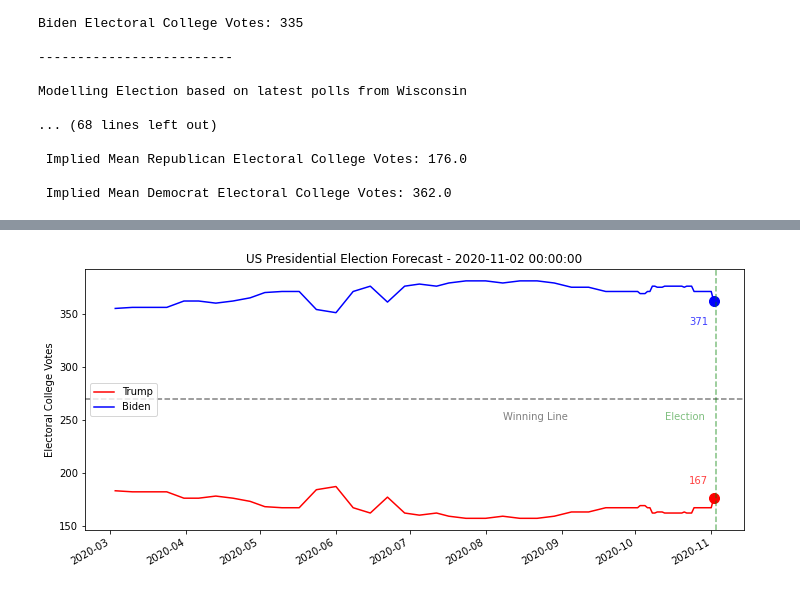
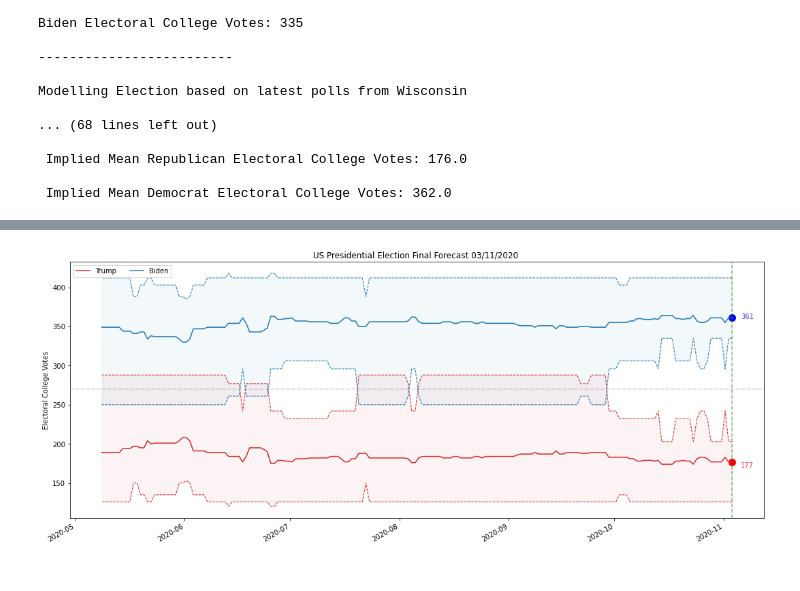
Before and after one commit to nowaycomputer/us_election_2020, a Jupyter notebook: notebooks/2020 Demographic Polls Model.ipynb, the cells around one changed output, grey strips where cells are left out. Cells and saved outputs as stored; diff of their text form; code cells hidden in the pictures.

```diff
--- a/notebooks/2020 Demographic Polls Model.ipynb
+++ b/notebooks/2020 Demographic Polls Model.ipynb
@@ -675,5 +675,5 @@ def get_historical_ev(date):
     headers = {'content-type': 'application/json', 'Accept-Charset': 'UTF-8'}
     r = requests.post(url, data=data, headers=headers)
     print(r)
-    return json.loads(r.text)['Biden'], json.loads(r.text)['Trump']
+    return json.loads(r.text)['Biden'], json.loads(r.text)['Trump'], json.loads(r.text)['Trump_min'], json.loads(r.text)['Trump_max'], json.loads(r.text)['Biden_min'], json.loads(r.text)['Biden_max']
 # %%
@@ -732,28 +730,40 @@ for i in range(0,len(trump_ev)):
 # %%
-dates=pd.to_datetime(dates,format='%d/%m/%Y')
+# dates=pd.to_datetime(dates,format='%d/%m/%Y')
 # # text_date=['26/10/2020']
 
-plt.figure(figsize=(10,5))
-plt.title('US Presidential Election Forecast - '+str(dates[-1]))
-plt.plot(dates,trump_ev_fl,c='r',label='Trump')
-plt.plot(dates,biden_ev_fl,c='b',label='Biden')
+plt.figure(figsize=(15,7))
+plt.title('US Presidential Election Final Forecast 03/11/2020 ')
 
-plt.scatter(x=dates[-1],y=trump_ev_fl[-1],c='r',s=100)
-plt.scatter(x=dates[-1],y=biden_ev_fl[-1],c='b',s=100)
+# Error bars
+plt.plot(dates,trump_lower,c='C3',lw=1,ls='--')
+plt.plot(dates,trump_upper,c='C3',lw=1,ls='--')
+plt.fill_between(dates,trump_lower,trump_upper,alpha=0.05,color='C3')
 
-plt.axhline(y=270,ls='--',c='k',alpha=0.5)
-plt.text(x=dates[-50],y=250,s='Winning Line',alpha=0.5)
+plt.plot(dates,trump_ev,c='C3',label='Trump')
 
-plt.text(x=dates[-10],y=190,s=str(rep_ev[-1]),alpha=0.75,c='r')
-plt.text(x=dates[-10],y=340,s=str(dem_ev[-1]),alpha=0.75,c='b')
+plt.scatter(x=dates[0],y=trump_ev[0],c='r',s=100)
+plt.scatter(x=dates[0],y=biden_ev[0],c='b',s=100)
+
+# Error bars
+plt.plot(dates,biden_lower,c='C0',lw=1,ls='--')
+plt.plot(dates,biden_upper,c='C0',lw=1,ls='--')
+plt.fill_between(dates,biden_lower,biden_upper,alpha=0.05,color='C0')
+
+plt.plot(dates,biden_ev,c='C0',label='Biden')
+
+plt.axhline(y=270,ls='--',c='k',alpha=0.15)
+# plt.text(x=dates[125],y=260,s='Winning Line',alpha=0.5)
+
+plt.text(x=pd.to_datetime('11/05/2020 23:00:00'),y=170,s=str(int(trump_ev[0])),alpha=0.75,c='r')
+plt.text(x=pd.to_datetime('11/05/2020 23:00:00'),y=360,s=str(int(biden_ev[0])),alpha=0.75,c='b')
 # plt.ylim(0,538)
 plt.ylabel('Electoral College Votes')
-plt.legend(loc='center left')
+plt.legend(loc='upper left',ncol=2)
 
-plt.axvline(x=pd.to_datetime('11/03/2020'),ls='--',c='g',alpha=0.5)
-plt.text(x=dates[-20],y=250,s='Election',c='g',alpha=0.5)
+plt.axvline(x=pd.to_datetime('11/03/2020 12:00:00'),ls='--',c='g',alpha=0.5)
+# plt.text(x=pd.to_datetime('11/03/2020 23:00:00'),y=250,s='Election',c='g',alpha=0.5)
 
 plt.tight_layout()
 plt.gcf().autofmt_xdate()
 # %% [output]
-[figure, old version]
+[figure, new version]
```
Also changed, not shown: parts of 4 cells of this notebook, 4 other files.
